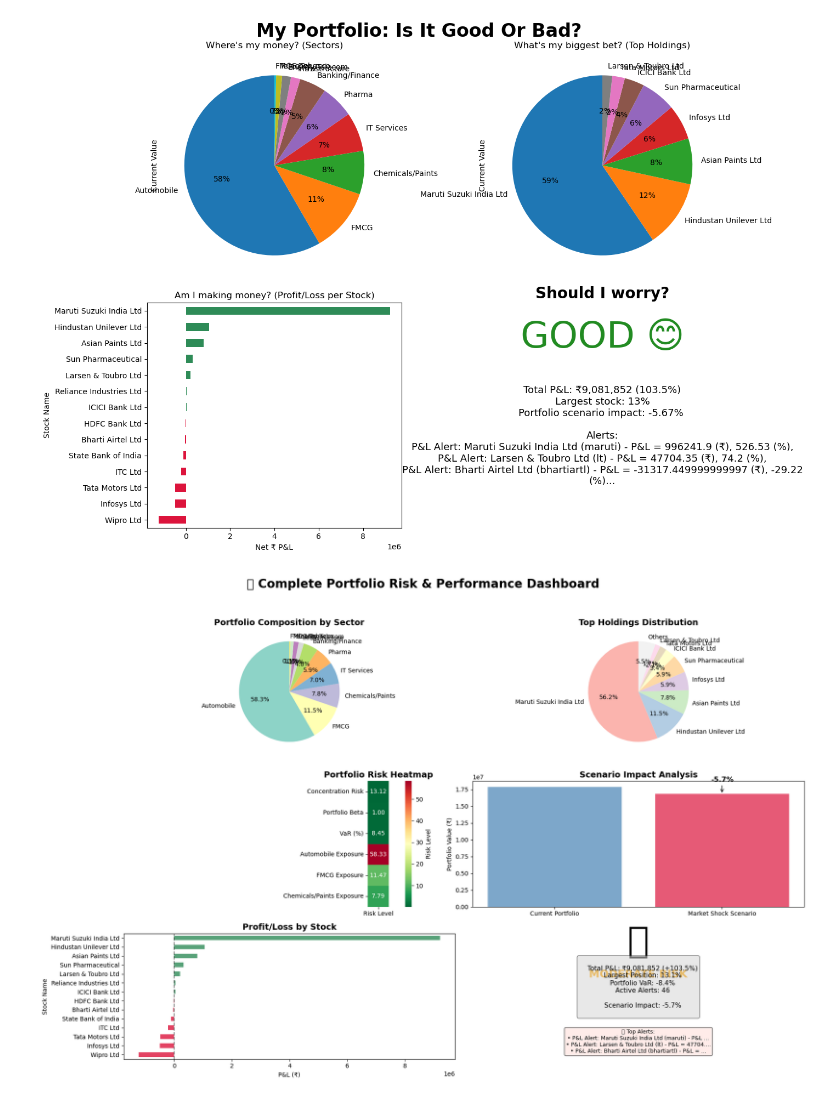
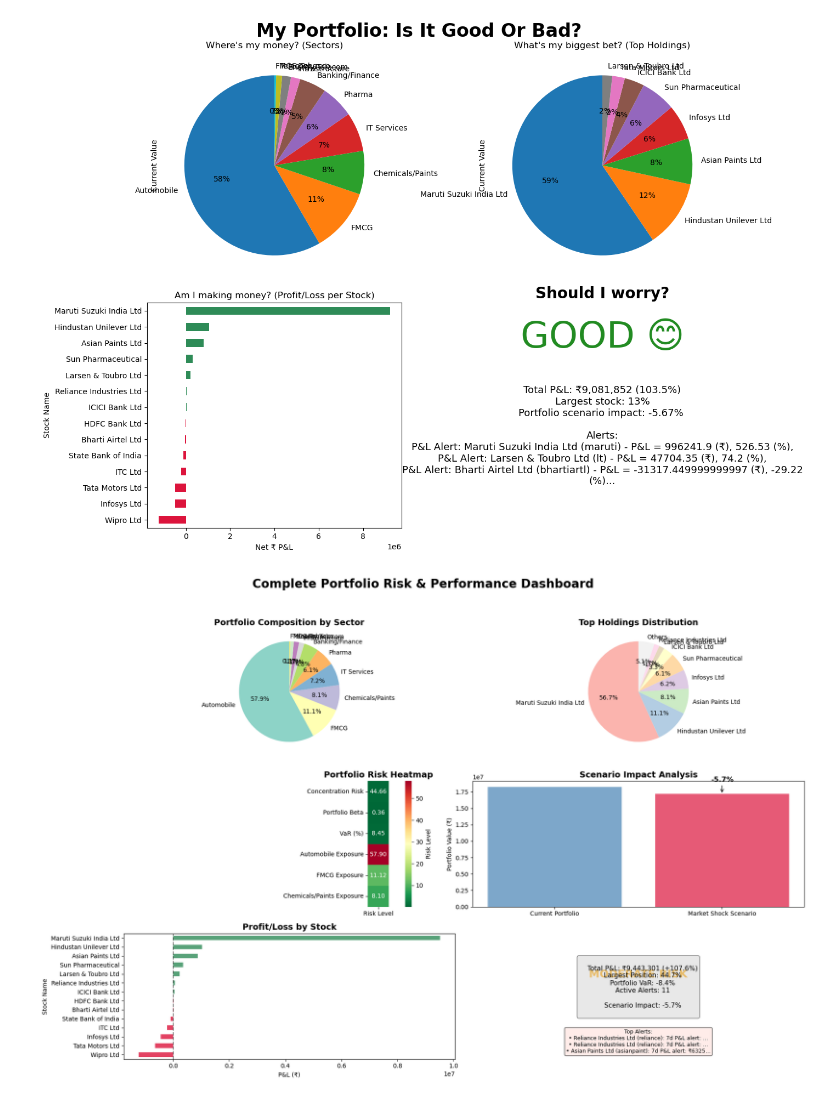
Before and after one commit to soumyeet/portfolio_analysis, a Jupyter notebook: mock-code.ipynb, the cells around one changed output. Saved outputs shown, nothing was run; the diff lists cells and outputs as text; code cells hidden in the pictures.

Commit message:
visualisation error fixed

```diff
--- a/mock-code.ipynb
+++ b/mock-code.ipynb
@@ -558,7 +558,7 @@ df = pd.read_csv('mock_portfolio_data.csv')
 df = clean_portfolio_data(df)
 
 # 1. Run basic portfolio risk analysis
-risk_results = analyze_portfolio_risk(df)
+risk_results = analyze_portfolio_risk_yf(df)
 print("\n=== Basic Portfolio Risk Analysis ===")
 print(f"Sector Exposures:\n{risk_results['sector_exposure']}")
 print(f"\nConcentration Risk: {risk_results['concentration_risk']}")
@@ -849,38 +894,37 @@ def create_complete_portfolio_dashboard(df, risk_results, scenario_results, sect
         status_color = "red"
 
     # Display status
-    plt.text(0.5, 0.85, fontsize=60, ha='center')
     plt.text(0.5, 0.65, status_text, fontsize=18, ha='center',
              color=status_color, fontweight='bold')
 
     # Key metrics
     metrics_text = f"""
     Total P&L: ₹{total_pl:,.0f} ({pl_pct:+.1f}%)
     Largest Position: {concentration*100:.1f}%
     Portfolio VaR: {risk_results['VaR_pct']:.1f}%
     Active Alerts: {num_alerts}
 
     Scenario Impact: {scenario_results['portfolio_impact_pct']:+.1f}%
     """
 
     plt.text(0.5, 0.35, metrics_text, fontsize=11, ha='center',
              bbox=dict(boxstyle="round,pad=0.3", facecolor="lightgray", alpha=0.5))
 
     # Top 3 alerts
     if alerts:
         alert_text = "Top Alerts:\n" + "\n".join([
             f"• {alert[:50]}..." if len(alert) > 50 else f"• {alert}"
             for alert in alerts[:3]
         ])
         plt.text(0.5, 0.05, alert_text, fontsize=9, ha='center',
                 bbox=dict(boxstyle="round,pad=0.3", facecolor="mistyrose", alpha=0.7))
 
     plt.suptitle("Complete Portfolio Risk & Performance Dashboard",
                  fontsize=20, fontweight='bold', y=0.98)
     plt.tight_layout(rect=[0, 0, 1, 0.95])
     plt.show()
 
 # Usage example:
 create_complete_portfolio_dashboard(df, risk_results, scenario_results, sector_alloc, stock_alloc, alerts)
 # %% [output]
-[figure, old version]
+[figure, new version]
```
Also changed, not shown: parts of 2 cells of this notebook.
